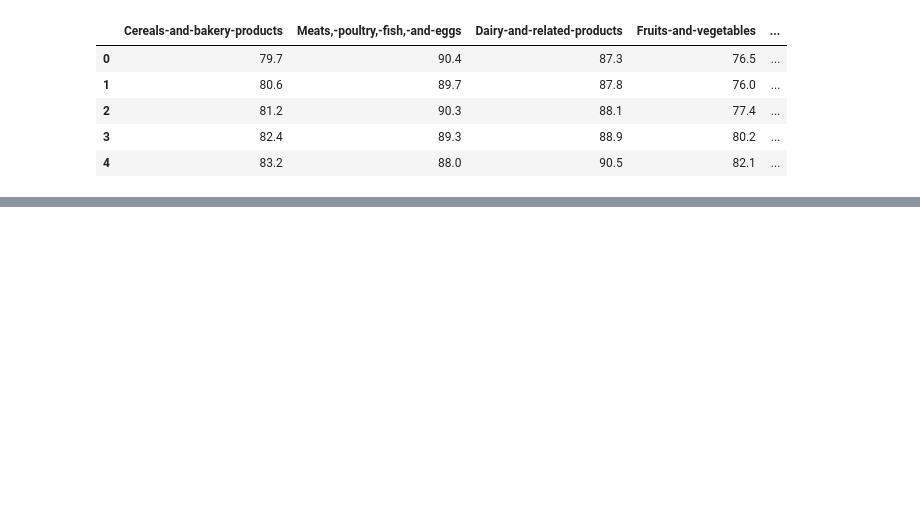
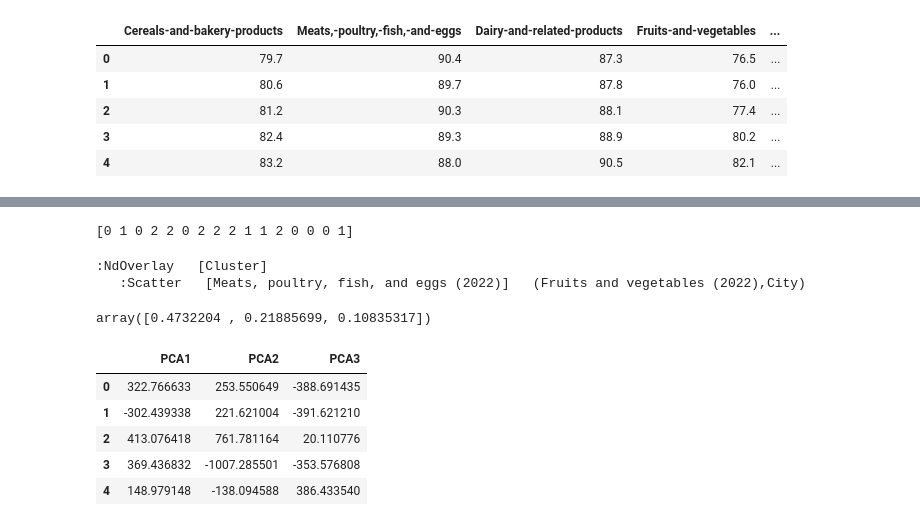
Before and after one commit to MrGoots/MachineLearning_Project, a Jupyter notebook: clusterMain.ipynb, the cells around one changed output, grey strips where cells are left out. Cells and saved outputs as stored; diff of their text form; code cells hidden in the pictures; blank space fills up the shorter version.

```diff
--- a/clusterMain.ipynb
+++ b/clusterMain.ipynb
@@ -47,0 +49,9 @@ spendDf
+# %%
+## maybe calculate average changes
+fullAvg = []
+for cat in cats:
+    temp = spendDf[[i for i in spendDf.columns if cat in i]]
+    catAvgChange = np.mean(np.diff(temp)/np.array(temp)[:,:17],axis=1)
+    spendDf[f'{cat} Average Change'] = catAvgChange*100
+    fullAvg.append(catAvgChange)
+spendDf['Average Change'] = np.mean(fullAvg,axis=0)*100
@@ -47,0 +82,41 @@ spendDf
+# %%
+model = KMeans(n_clusters=3, random_state=1)
+model.fit(spendDfDummy)
+clusters = model.predict(spendDfDummy)
+print(clusters)
+# %% [output]
+[0 1 0 2 2 0 2 2 2 1 1 2 0 0 0 1]
+# %%
+clusterDf = spendDf.copy()
+clusterDf['Cluster'] = clusters
+clusterDf.hvplot.scatter(
+    x="Meats, poultry, fish, and eggs (2022)",
+    y="Fruits and vegetables (2022)",
+    by="Cluster",
+    hover_cols=['City'])
+# %% [output]
+:NdOverlay   [Cluster]
+   :Scatter   [Meats, poultry, fish, and eggs (2022)]   (Fruits and vegetables (2022),City)
+# %%
+from sklearn.decomposition import PCA
+pca = PCA(n_components=3)
+spendPca = pca.fit_transform(spendDfDummy)
+pca.explained_variance_ratio_
+# %% [output]
+array([0.4732204 , 0.21885699, 0.10835317])
+# %%
+# Create the PCA DataFrame
+spendPcaDf = pd.DataFrame(
+    spendPca,
+    columns=["PCA1", "PCA2",'PCA3']
+)
+
+# Review the PCA DataFrame
+spendPcaDf.head()
+# %% [output]
+|  | PCA1 | PCA2 | PCA3 |
+| 0 | 322.766633 | 253.550649 | -388.691435 |
+| 1 | -302.439338 | 221.621004 | -391.621210 |
+| 2 | 413.076418 | 761.781164 | 20.110776 |
+| 3 | 369.436832 | -1007.285501 | -353.576808 |
+| 4 | 148.979148 | -138.094588 | 386.433540 |
```
Also changed, not shown: parts of 13 cells of this notebook, 2 other files.
